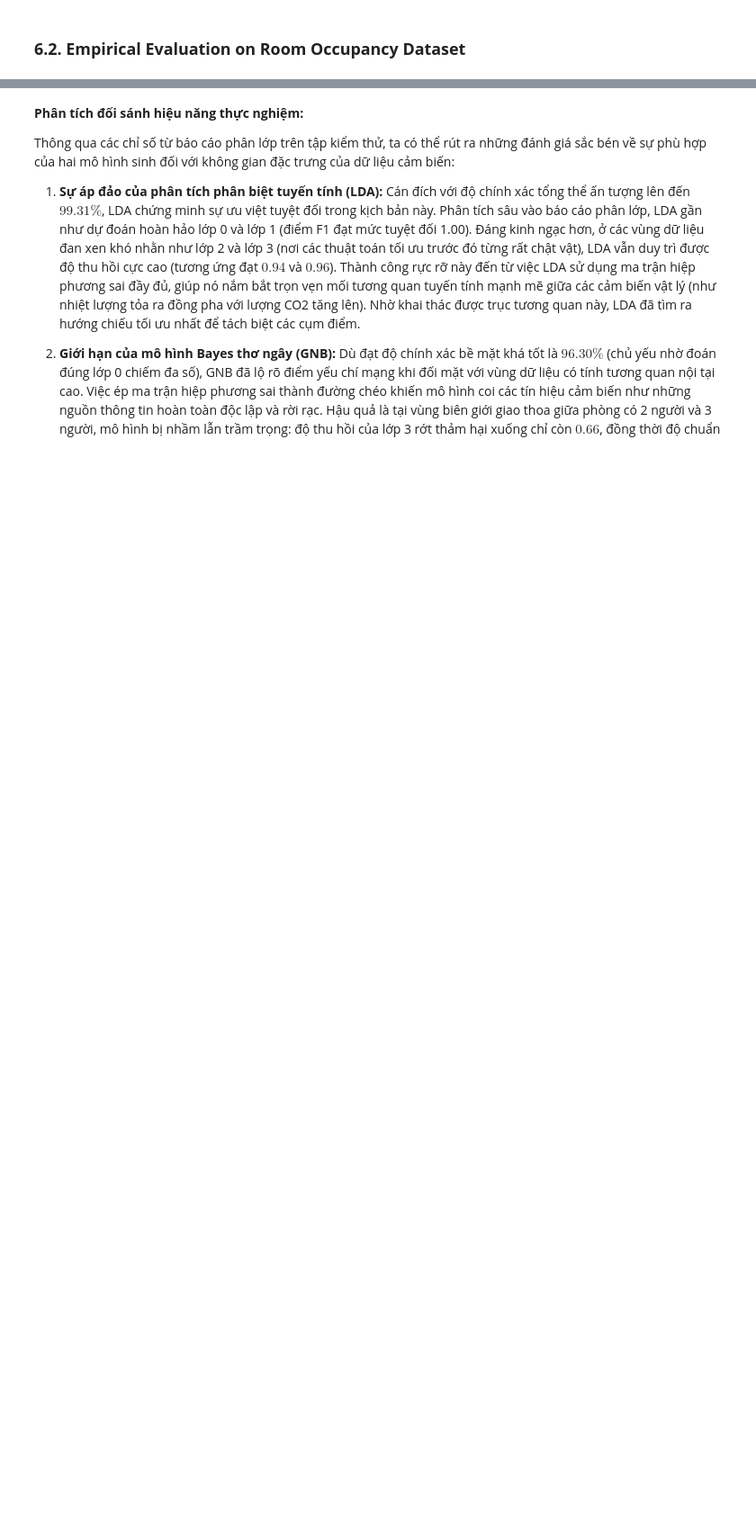
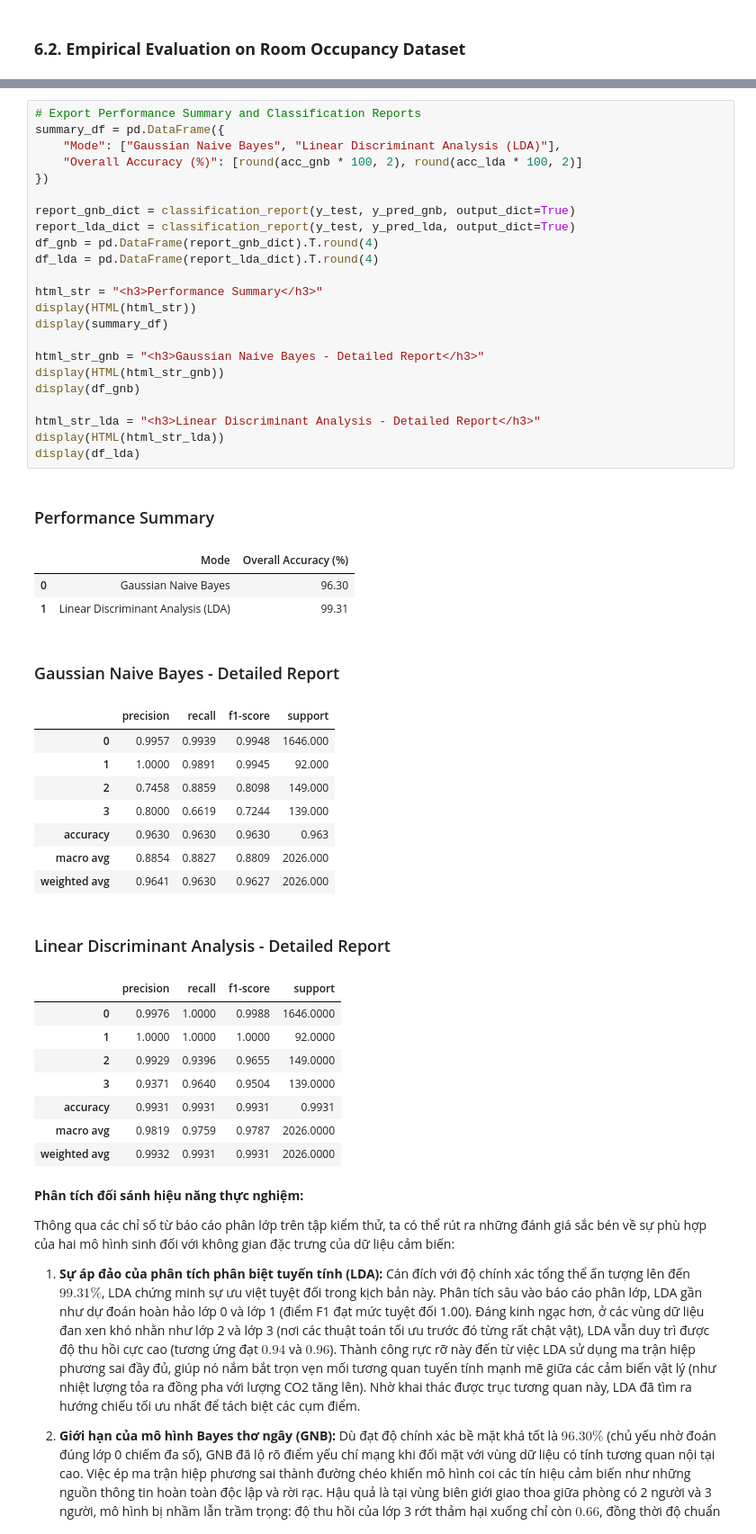
Before and after one commit to ThanhChuong12/Supervised-Learning-Regression-Classification, a Jupyter notebook: code/Part2_Classification/03_advanced_bonus_experiments.ipynb, the cells around one changed output, grey strips where cells are left out. Shown at 90% size. Drawn from its saved outputs; the diff is of its cells as text; blank space fills up the shorter version.

Commit message:
docs(notebooks): update outputs after running all cells

```diff
--- a/code/Part2_Classification/03_advanced_bonus_experiments.ipynb
+++ b/code/Part2_Classification/03_advanced_bonus_experiments.ipynb
@@ -595,3 +567,49 @@ weighted avg       0.99      0.99      0.99      2026
+# %%
+# Export Performance Summary and Classification Reports
+summary_df = pd.DataFrame({
+    "Mode": ["Gaussian Naive Bayes", "Linear Discriminant Analysis (LDA)"],
+    "Overall Accuracy (%)": [round(acc_gnb * 100, 2), round(acc_lda * 100, 2)]
+})
+
+report_gnb_dict = classification_report(y_test, y_pred_gnb, output_dict=True)
+report_lda_dict = classification_report(y_test, y_pred_lda, output_dict=True)
+df_gnb = pd.DataFrame(report_gnb_dict).T.round(4)
+df_lda = pd.DataFrame(report_lda_dict).T.round(4)
+
+html_str = "<h3>Performance Summary</h3>"
+display(HTML(html_str))
+display(summary_df)
+
+html_str_gnb = "<h3>Gaussian Naive Bayes - Detailed Report</h3>"
+display(HTML(html_str_gnb))
+display(df_gnb)
+
+html_str_lda = "<h3>Linear Discriminant Analysis - Detailed Report</h3>"
+display(HTML(html_str_lda))
+display(df_lda)
+# %% [output]
+Performance Summary
+|  | Mode | Overall Accuracy (%) |
+| 0 | Gaussian Naive Bayes | 96.30 |
+| 1 | Linear Discriminant Analysis (LDA) | 99.31 |
+Gaussian Naive Bayes - Detailed Report
+|  | precision | recall | f1-score | support |
+| 0 | 0.9957 | 0.9939 | 0.9948 | 1646.000 |
+| 1 | 1.0000 | 0.9891 | 0.9945 | 92.000 |
+| 2 | 0.7458 | 0.8859 | 0.8098 | 149.000 |
+| 3 | 0.8000 | 0.6619 | 0.7244 | 139.000 |
+| accuracy | 0.9630 | 0.9630 | 0.9630 | 0.963 |
+| macro avg | 0.8854 | 0.8827 | 0.8809 | 2026.000 |
+| weighted avg | 0.9641 | 0.9630 | 0.9627 | 2026.000 |
+Linear Discriminant Analysis - Detailed Report
+|  | precision | recall | f1-score | support |
+| 0 | 0.9976 | 1.0000 | 0.9988 | 1646.0000 |
+| 1 | 1.0000 | 1.0000 | 1.0000 | 92.0000 |
+| 2 | 0.9929 | 0.9396 | 0.9655 | 149.0000 |
+| 3 | 0.9371 | 0.9640 | 0.9504 | 139.0000 |
+| accuracy | 0.9931 | 0.9931 | 0.9931 | 0.9931 |
+| macro avg | 0.9819 | 0.9759 | 0.9787 | 2026.0000 |
+| weighted avg | 0.9932 | 0.9931 | 0.9931 | 2026.0000 |
 # %% [markdown]
 **Phân tích đối sánh hiệu năng thực nghiệm:**
 
```
Also changed, not shown: parts of 11 cells of this notebook, 2 other files.
